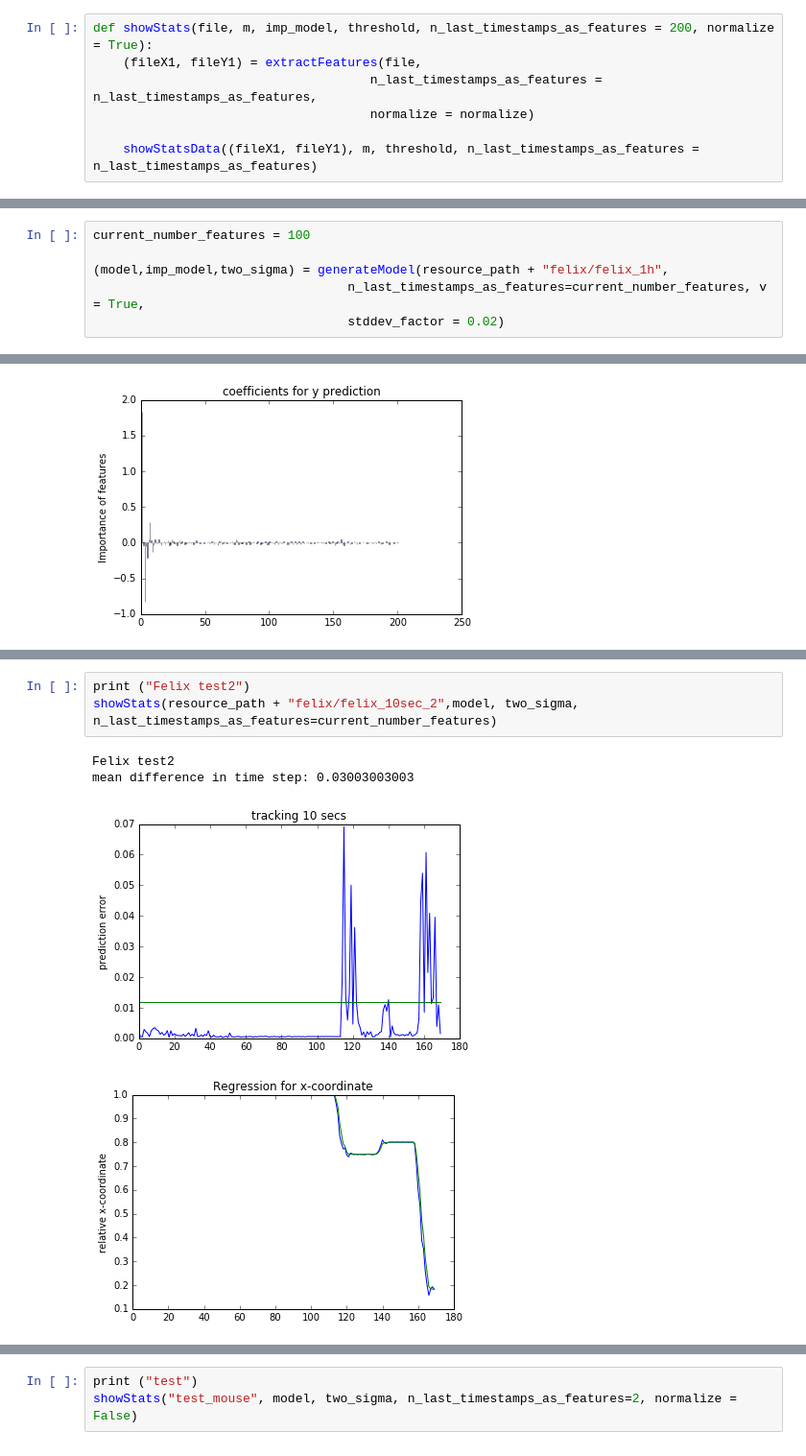
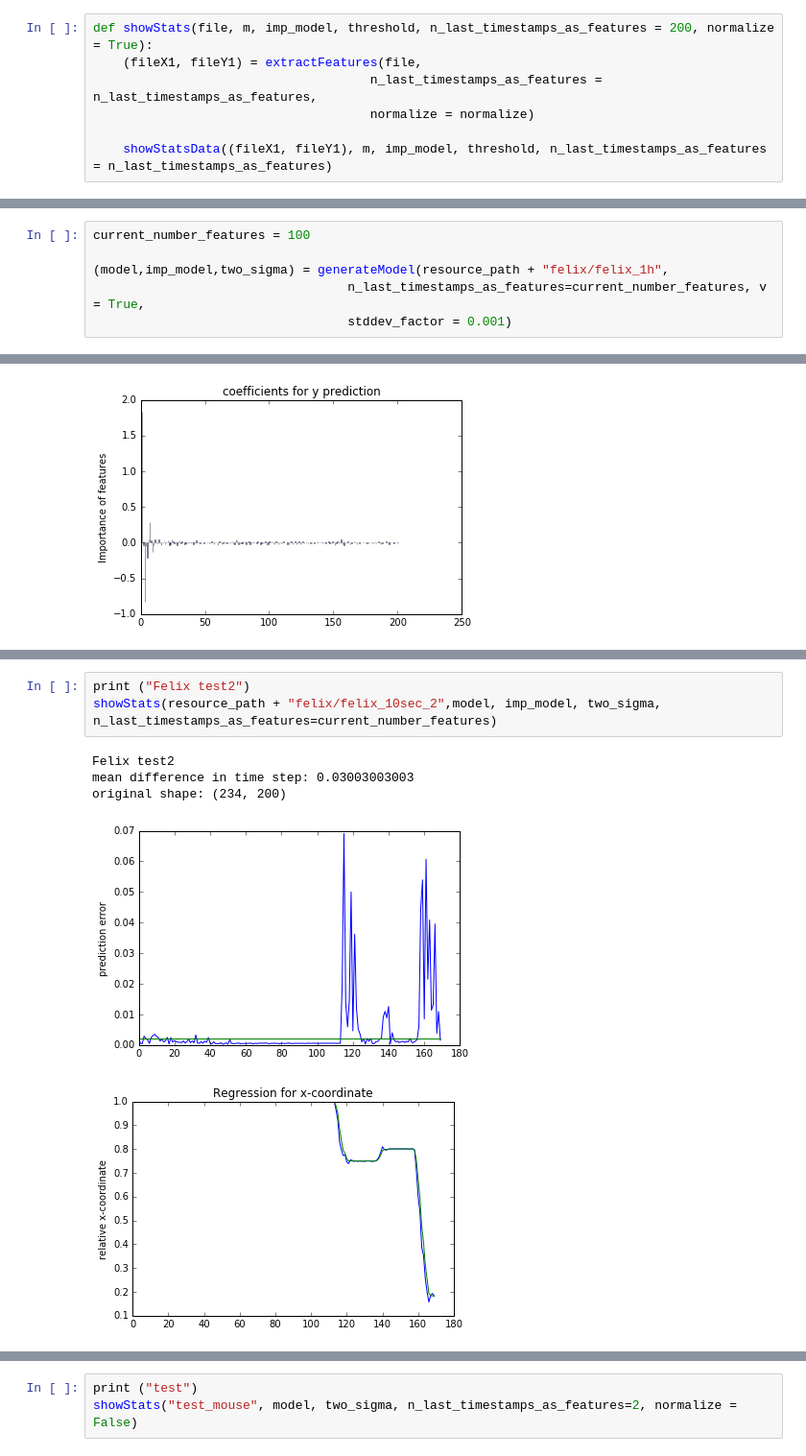
Before and after one commit to FelixNeutatz/BehavioralAuthentication, a Jupyter notebook: src/main/php/CursorAuthentication.ipynb, the cells around one changed output, grey strips where cells are left out. Shown at 96% size. Cells and saved outputs as stored; diff of their text form.

```diff
--- a/src/main/php/CursorAuthentication.ipynb
+++ b/src/main/php/CursorAuthentication.ipynb
@@ -364,7 +366,7 @@ def showStats(file, m, imp_model, threshold, n_last_timestamps_as_features = 200
                                      n_last_timestamps_as_features = n_last_timestamps_as_features,
                                      normalize = normalize)
 
-    showStatsData((fileX1, fileY1), m, threshold, n_last_timestamps_as_features = n_last_timestamps_as_features)
+    showStatsData((fileX1, fileY1), m, imp_model, threshold, n_last_timestamps_as_features = n_last_timestamps_as_features)
 # %%
 def showStatsData((fileX, fileY), m, imp_model, threshold, n_last_timestamps_as_features = 200):
 
@@ -453,4 +455,4 @@ current_number_features = 100
 
 (model,imp_model,two_sigma) = generateModel(resource_path + "felix/felix_1h",
                                   n_last_timestamps_as_features=current_number_features, v = True,
-                                  stddev_factor = 0.02)
+                                  stddev_factor = 0.001)
@@ -633,10 +655,11 @@ This is not Felix - You are unauthorized!
 # %%
 print ("Felix test2")
-showStats(resource_path + "felix/felix_10sec_2",model, two_sigma, n_last_timestamps_as_features=current_number_features)
+showStats(resource_path + "felix/felix_10sec_2",model, imp_model, two_sigma, n_last_timestamps_as_features=current_number_features)
 # %% [output]
 Felix test2
 mean difference in time step: 0.03003003003
+original shape: (234, 200)
-[figure, old version]
+[figure, new version]
 [figure]
 [figure]
 MSE per 0.03s: 9.37919554125e-05
```
Also changed, not shown: parts of 16 cells of this notebook, 3 other files.
